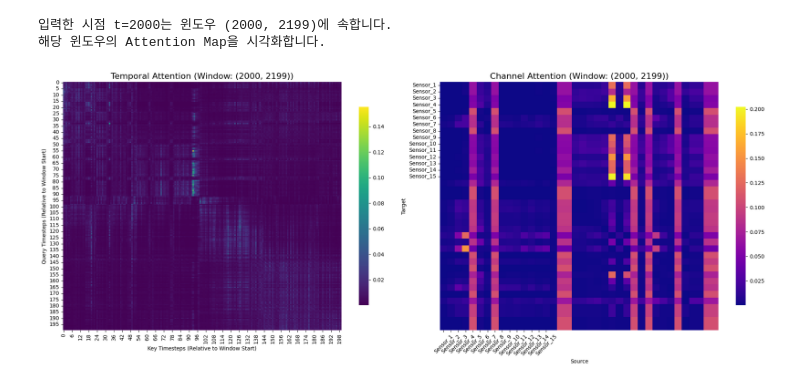
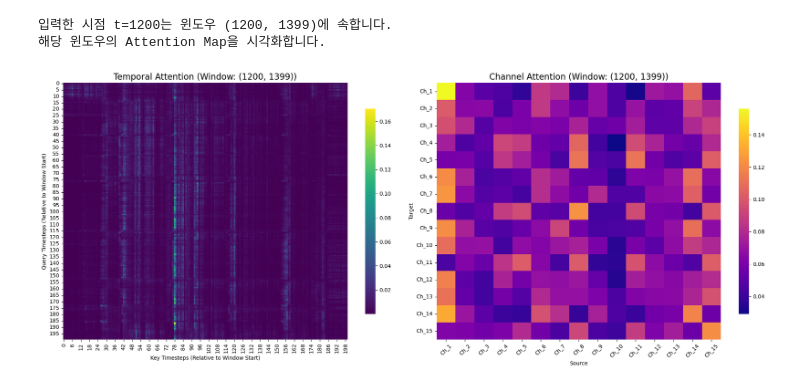
Before and after one commit to Jaeyoungkoh/Anomaly-Detection, a Jupyter notebook: plotting_attention_map.ipynb, the cells around one changed output. Saved outputs shown, nothing was run; the diff lists cells and outputs as text; code cells hidden in the pictures.

```diff
--- a/plotting_attention_map.ipynb
+++ b/plotting_attention_map.ipynb
@@ -44,6 +44,14 @@ def visualize_attention_for_timestamp(target_t, temporal_att_file, channel_att_f
     temp_map = temporal_attns[found_key]
     chan_map = channel_attns[found_key]
 
+    # --- 수정된 부분: 채널 수 자동 파악 ---
+    num_channels = chan_map.shape[0]
+
+    # 사용자가 이름을 주지 않았거나, 준 이름의 개수가 실제 데이터와 다를 경우 자동 생성
+    if channel_names is None or len(channel_names) != num_channels:
+        channel_names = [f'Ch_{i+1}' for i in range(num_channels)]
+    # --------------------------------------
+
     # 4. 시각화
     fig, axes = plt.subplots(1, 2, figsize=(20, 8))
 
@@ -69,24 +77,18 @@ def visualize_attention_for_timestamp(target_t, temporal_att_file, channel_att_f
     plt.show()
 # %%
 # 1. 확인하고 싶은 시점을 입력하세요.
-target_timestamp = 2000
-output_folder = r'output\SMD\Proposed_v2\07012026_125235'
+target_timestamp =1200
+output_folder = r'output\COLLECTOR\Proposed_test\26032026_170053'
 temporal_attention_filepath = os.path.join(output_folder, 'temporal_att_storage.npy')
 channel_attention_filepath = os.path.join(output_folder, 'channel_att_storage.npy')
-
-# 3. (선택사항) 데이터의 채널(변수) 이름을 리스트로 제공하면 그래프에 표시됩니다.
-#    예시: my_channel_names = ['Sensor_A', 'Sensor_B', 'Voltage', ...]
-#    채널 수에 맞게 리스트를 생성해주세요.
-num_channels = 15  # 예시: 총 15개의 채널
-my_channel_names = [f'Sensor_{i+1}' for i in range(num_channels)]
 
 visualize_attention_for_timestamp(
     target_t=target_timestamp,
     temporal_att_file=temporal_attention_filepath,
     channel_att_file=channel_attention_filepath,
-    channel_names=my_channel_names
+    channel_names=None
 )
 # %% [output]
-입력한 시점 t=2000는 윈도우 (2000, 2199)에 속합니다.
+입력한 시점 t=1200는 윈도우 (1200, 1399)에 속합니다.
 해당 윈도우의 Attention Map을 시각화합니다.
-[figure, old version]
+[figure, new version]
```
Also changed, not shown: 18 other files.
